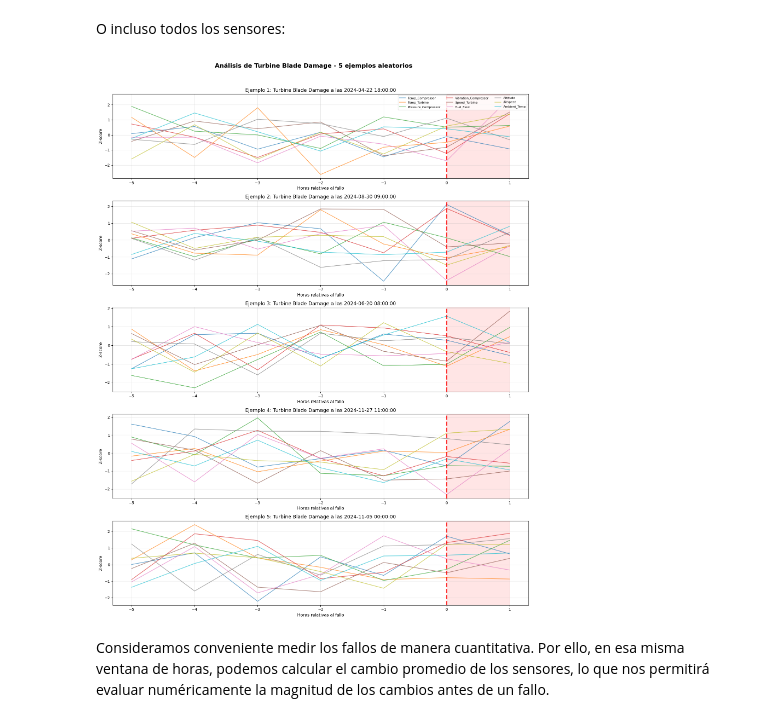
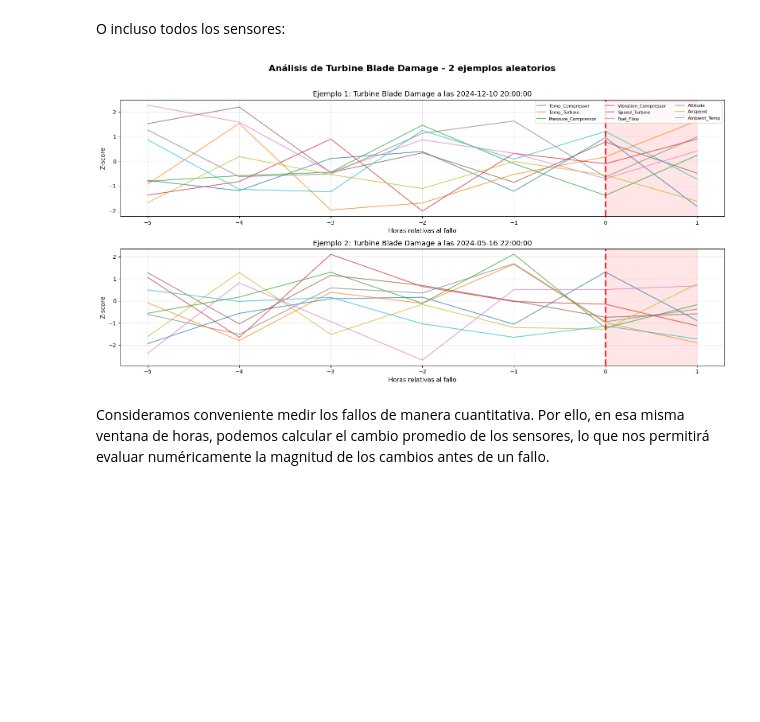
Before and after one commit to noraib/analitica_turboshaft, a Jupyter notebook: Entrega_final.ipynb, the cells around one changed output. Cells and saved outputs as stored; diff of their text form; code cells hidden in the pictures; blank space fills up the shorter version.

```diff
--- a/Entrega_final.ipynb
+++ b/Entrega_final.ipynb
@@ -403,11 +405,11 @@ O incluso todos los sensores:
 # %%
 sensores_principales = ['Temp_Compressor', 'Temp_Turbine', 'Pressure_Compressor',
                         'Vibration_Compressor', 'Speed_Turbine', 'Fuel_Flow',
                         'Altitude', 'Airspeed', 'Ambient_Temp']
 
-ejemplos_turbine = timeline_por_tipo_fallo(df, sensores=sensores_principales, fallo='Turbine Blade Damage', n_ejemplos=5)
+ejemplos_turbine = timeline_por_tipo_fallo(df, sensores=sensores_principales, fallo='Turbine Blade Damage', n_ejemplos=2)
 # %% [output]
-[figure, old version]
+[figure, new version]
 # %% [markdown]
 Consideramos conveniente medir los fallos de manera cuantitativa. Por ello, en esa misma ventana de horas, podemos calcular el cambio promedio de los sensores, lo que nos permitirá evaluar numéricamente la magnitud de los cambios antes de un fallo.
 # %%
```
Also changed, not shown: parts of 3 cells of this notebook.
